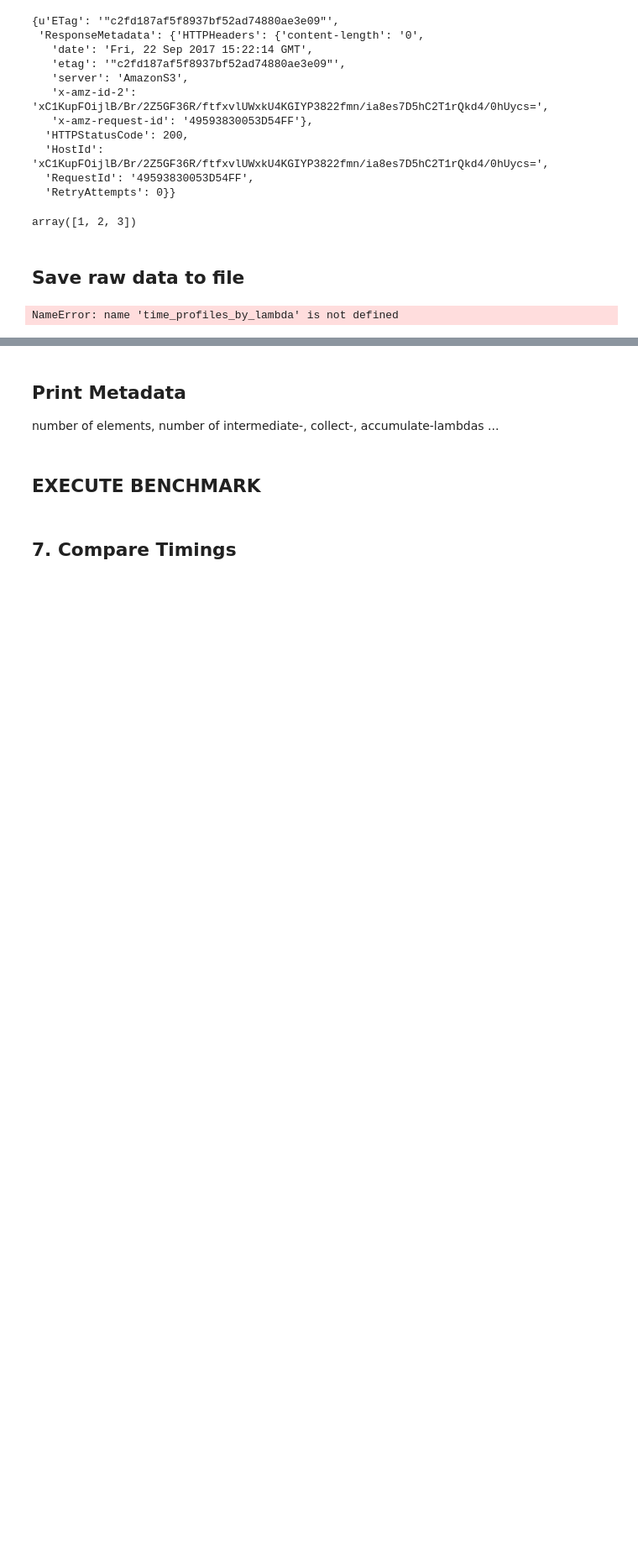
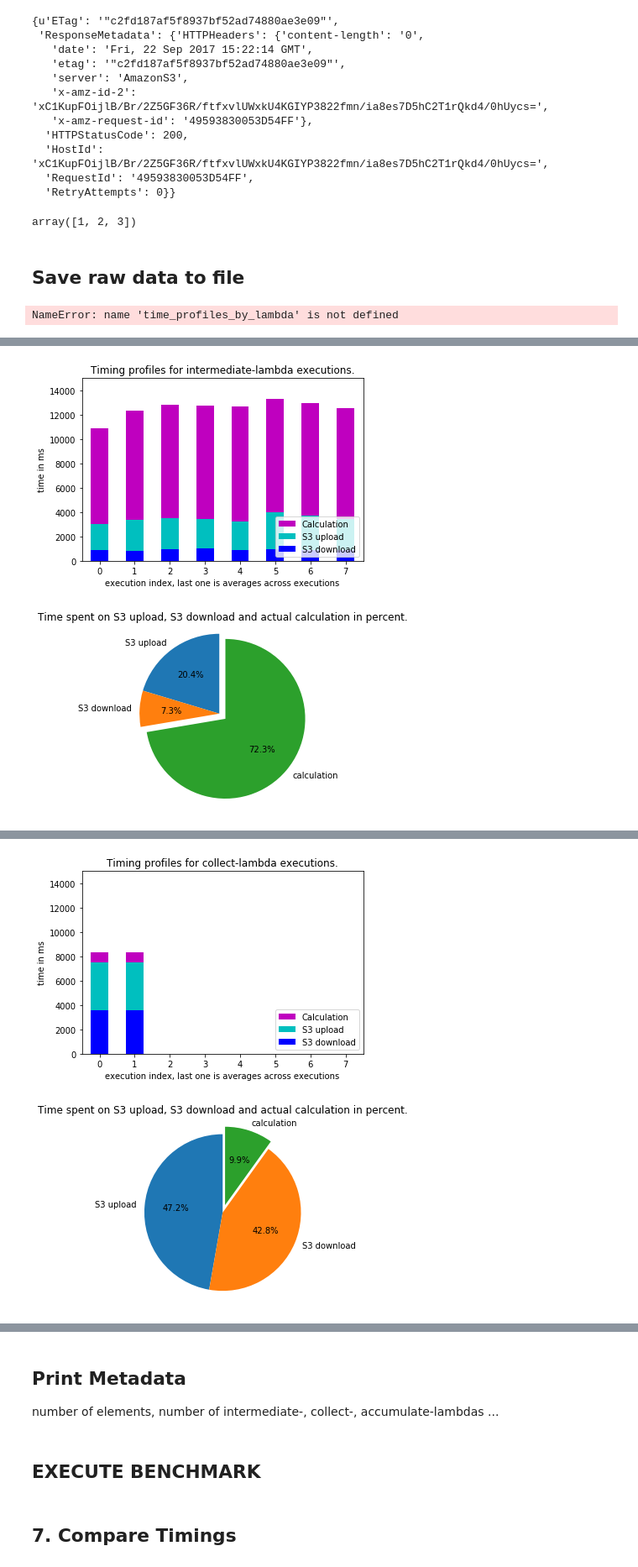
Before and after one commit to joh-mue/MOps, a Jupyter notebook: jupyter-notebooks/MultiUnitMultiplication.ipynb, the cells around one changed output, grey strips where cells are left out. Shown: that part at 84% size. Cells and saved outputs as stored; diff of their text form; code cells hidden in the pictures; blank space fills up the shorter version.

```diff
--- a/jupyter-notebooks/MultiUnitMultiplication.ipynb
+++ b/jupyter-notebooks/MultiUnitMultiplication.ipynb
@@ -277,0 +311,3 @@ NameError: name 'time_profiles_by_lambda' is not defined
+# %%
+create_plots_per_lambda(csv_path, 'masfn', to_file=False)
+# %% [output]
@@ -277,0 +316,2 @@ NameError: name 'time_profiles_by_lambda' is not defined
+[figure, added]
+[figure, added]
@@ -277,0 +320,2 @@ NameError: name 'time_profiles_by_lambda' is not defined
+[figure, added]
+[figure, added]
```
Also changed, not shown: parts of 9 cells of this notebook, 14 other files.
